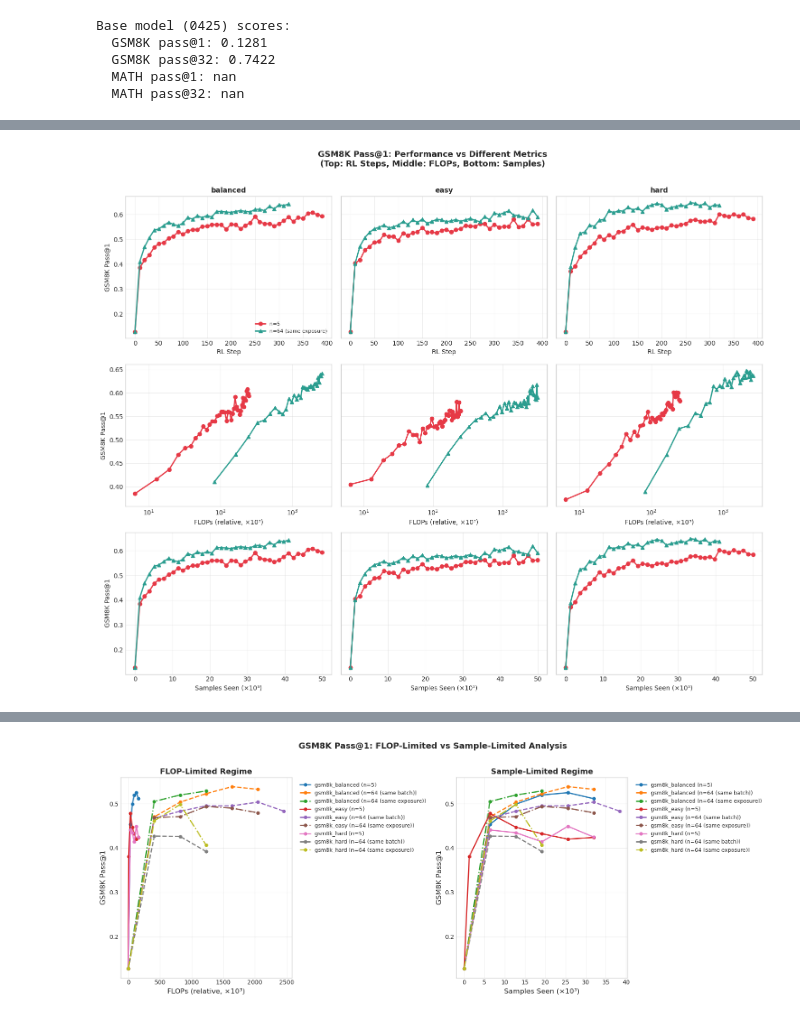
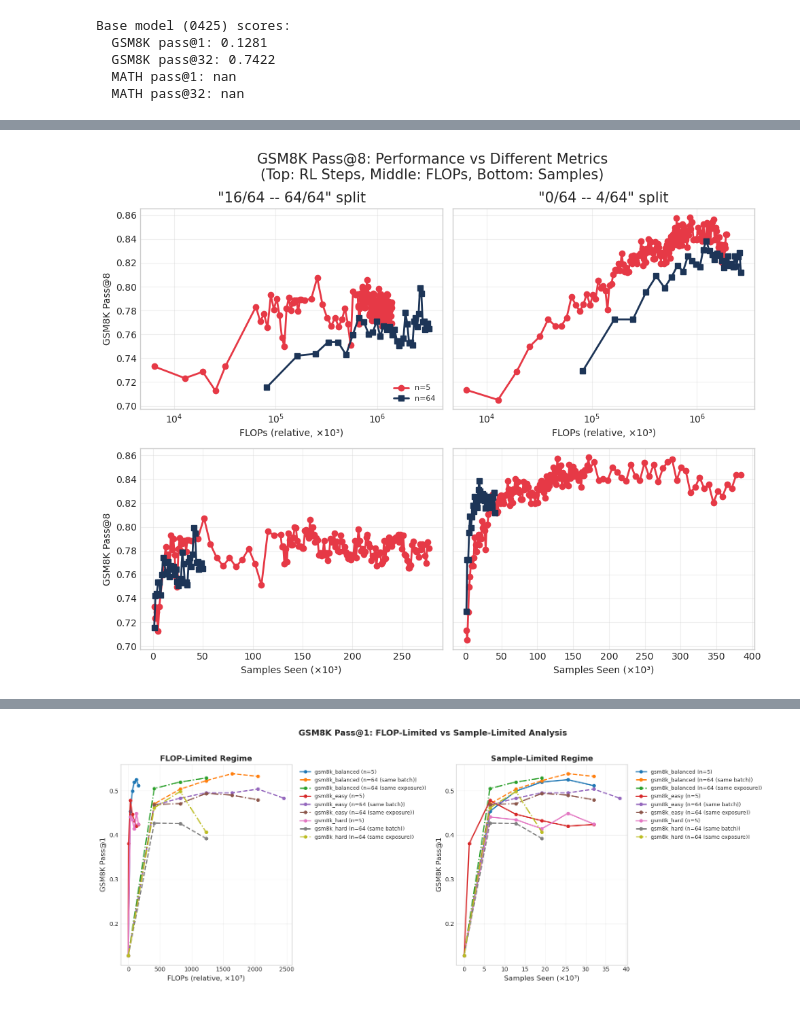
Before and after one commit to RachitBansal/verl, a Jupyter notebook: plot_eval_results.ipynb, the cells around one changed output, grey strips where cells are left out. Cells and saved outputs as stored; diff of their text form; code cells hidden in the pictures.

Commit message:
latest plotting code

```diff
--- a/plot_eval_results.ipynb
+++ b/plot_eval_results.ipynb
@@ -13,8 +13,19 @@ import numpy as np
 # Root location for evaluation outputs
 BASE_DIR = Path("/n/netscratch/dam_lab/Everyone/rl_rollouts/eval_results")
 
+# Restrict RL runs to these 6 experiment directories only
+ALLOWED_RL_EXPERIMENTS = {
+    "fixed_n5_hard_epochs100_58022458",
+    "fixed_n5_easy_epochs100_58022463",
+    "fixed_n5_balanced_epochs100_58022453",
+    "fixed_n64_hard_epochs5_57501197",
+    "fixed_n64_easy_epochs5_57501190",
+    "fixed_n64_balanced_epochs5_57501202",
+}
+
 print(f"Base directory: {BASE_DIR}")
 print(f"Available: {BASE_DIR.exists()}")
+print(f"Restricted to {len(ALLOWED_RL_EXPERIMENTS)} experiments: {sorted(ALLOWED_RL_EXPERIMENTS)}")
 # %% [output]
 Base directory: /n/netscratch/dam_lab/Everyone/rl_rollouts/eval_results
 Available: True
@@ -294,29 +456,31 @@ Base model (0425) scores:
 
 plt.style.use("seaborn-v0_8-whitegrid")
 
-# Filter out rows with missing gsm8k_p1 scores
-rl_valid = rl_df[rl_df["gsm8k_p1"].notna()].copy()
+# Filter out rows with missing gsm8k_p8 scores; only easy and hard splits
+rl_valid = rl_df[rl_df["gsm8k_p8"].notna()].copy()
+rl_valid = rl_valid[rl_valid["train_data"].isin(["easy", "hard"])]
 
 if rl_valid.empty:
     print("No valid GSM8K Pass@1 results found")
 else:
-    train_data_list = sorted(rl_valid["train_data"].unique())
+    train_data_list = ["easy", "hard"]
     n_splits = len(train_data_list)
+    split_labels = {"easy": '"16/64 -- 64/64" split', "hard": '"0/64 -- 4/64" split'}
 
     # Color palette and markers for different config_types
-    colors = {"n5": "#e63946", "n64_same_batch": "#1d3557", "n64_same_exposure": "#2a9d8f"}
-    markers = {"n5": "o", "n64_same_batch": "s", "n64_same_exposure": "^"}
-    labels = {"n5": "n=5", "n64_same_batch": "n=64 (same batch)", "n64_same_exposure": "n=64 (same exposure)"}
+    colors = {"n5": "#e63946", "n64": "#1d3557"}
+    markers = {"n5": "o", "n64": "s"}
+    labels = {"n5": "n=5", "n64": "n=64"}
 
     # X-axis options: (column_name, label, base_value, scale_factor for display)
     x_axis_options = [
-        ("rl_step", "RL Step", 0, 1),
-        ("flops_consumed", "FLOPs (relative, ×10³)", 0, 1/1000),
+        # ("rl_step", "RL Step", 0, 1),
+        ("flops_consumed", "FLOPs (relative, ×10³)", 0, 1),
         ("samples_seen", "Samples Seen (×10³)", 0, 1/1000),
     ]
 
     # Create 3 rows of plots (one for each x-axis type)
-    fig, axes = plt.subplots(3, n_splits, figsize=(5 * n_splits, 12), sharey='row')
+    fig, axes = plt.subplots(len(x_axis_options), n_splits, figsize=(5 * n_splits, 4 * len(x_axis_options)), sharey='row')
     if n_splits == 1:
         axes = axes.reshape(-1, 1)
 
@@ -326,46 +490,45 @@ else:
             subset = rl_valid[rl_valid["train_data"] == train_data]
 
             # Plot for each config_type, starting from base model at x=0
-            for cfg_type in ["n5", "n64_same_batch", "n64_same_exposure"]:
+            for cfg_type in ["n5", "n64"]:
                 cfg_data = subset[subset["config_type"] == cfg_type].sort_values(x_col)
                 if cfg_data.empty:
                     continue
                 color = colors.get(cfg_type, "#457b9d")
                 marker = markers.get(cfg_type, "^")
                 label = labels.get(cfg_type, cfg_type)
 
                 # Prepend base model score at x=0
-                if base_gsm8k_p1 is not None and "flops" not in x_label.lower():
+                if base_gsm8k_p8 is not None and False:
                     x_vals = [base_x] + (cfg_data[x_col] * scale).tolist()
-                    scores = [base_gsm8k_p1] + cfg_data["gsm8k_p1"].tolist()
+                    scores = [base_gsm8k_p8] + cfg_data["gsm8k_p8"].tolist()
                 else:
                     x_vals = (cfg_data[x_col] * scale).tolist()
-                    scores = cfg_data["gsm8k_p1"].tolist()
+                    scores = cfg_data["gsm8k_p8"].tolist()
 
                 ax.plot(x_vals, scores,
                        marker=marker, color=color, linewidth=2, markersize=6,
                        label=label if col_idx == 0 else None)
 
             if row_idx == 0:
-                ax.set_title(f"{train_data}", fontsize=11, fontweight="bold")
+                ax.set_title(split_labels.get(train_data, train_data), fontsize=15)
 
             if "flops" in x_label.lower():
                 ax.set_xscale("log")
 
             ax.set_xlabel(x_label, fontsize=10)
             if col_idx == 0:
-                ax.set_ylabel("GSM8K Pass@1", fontsize=10)
+                ax.set_ylabel("GSM8K Pass@8", fontsize=10)
             ax.grid(True, alpha=0.3)
             if col_idx == 0 and row_idx == 0:
                 ax.legend(loc="lower right", fontsize=8)
 
-    fig.suptitle("GSM8K Pass@1: Performance vs Different Metrics\n(Top: RL Steps, Middle: FLOPs, Bottom: Samples)",
-                 fontsize=13, fontweight="bold", y=1.01)
+    fig.suptitle("GSM8K Pass@8: Performance vs Different Metrics\n(Top: RL Steps, Middle: FLOPs, Bottom: Samples)", fontsize=15)
     plt.tight_layout()
-    plt.savefig("gsm8k_p1_multi_axis.png", dpi=150, bbox_inches="tight")
+    plt.savefig("gsm8k_rollouts_p8.pdf", dpi=150, bbox_inches="tight", format="pdf")
     plt.show()
 # %% [output]
-[figure, old version]
+[figure, new version]
 # %%
 # Plot 1: GSM8K Pass@1 performance for different rollout configs and data splits
 # Three plots per data split: (1) vs RL step, (2) vs FLOPs consumed, (3) vs Samples seen
```
Also changed, not shown: parts of 7 cells of this notebook.
